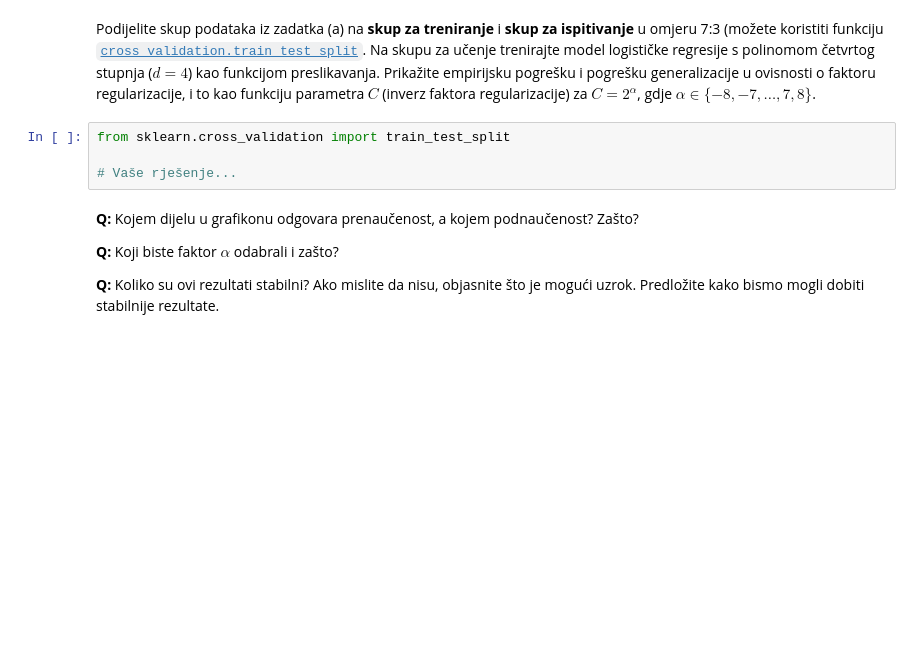
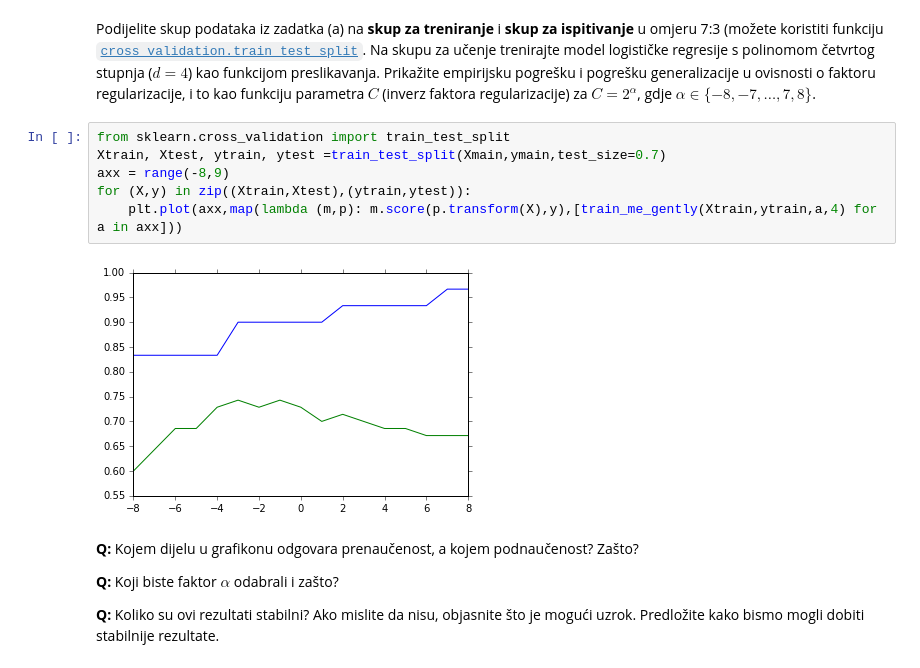
Before and after one commit to antifriz/sedmestar, a Jupyter notebook: su/lab4/SU-2015-LAB3.ipynb, the cells around one changed output. Saved outputs shown, nothing was run; the diff lists cells and outputs as text; blank space fills up the shorter version.

```diff
--- a/su/lab4/SU-2015-LAB3.ipynb
+++ b/su/lab4/SU-2015-LAB3.ipynb
@@ -299,10 +309,14 @@ from sklearn.datasets import make_classification
 ### (b)
 # %% [markdown]
 Podijelite skup podataka iz zadatka (a) na **skup za treniranje** i **skup za ispitivanje** u omjeru 7:3 (možete koristiti funkciju [`cross_validation.train_test_split`](http://scikit-learn.org/stable/modules/generated/sklearn.cross_validation.train_test_split.html). Na skupu za učenje trenirajte model logističke regresije s polinomom četvrtog stupnja ($d=4$) kao funkcijom preslikavanja. Prikažite empirijsku pogrešku i pogrešku generalizacije u ovisnosti o faktoru regularizacije, i to kao funkciju parametra $C$ (inverz faktora regularizacije) za $C=2^\alpha$, gdje $\alpha\in\{-8,-7,\dots,7,8\}$.
-# %%
-from sklearn.cross_validation import train_test_split
-
-# Vaše rješenje...
+# %%
+from sklearn.cross_validation import train_test_split
+Xtrain, Xtest, ytrain, ytest =train_test_split(Xmain,ymain,test_size=0.7)
+axx = range(-8,9)
+for (X,y) in zip((Xtrain,Xtest),(ytrain,ytest)):
+    plt.plot(axx,map(lambda (m,p): m.score(p.transform(X),y),[train_me_gently(Xtrain,ytrain,a,4) for a in axx]))
+# %% [output]
+[figure, added]
 # %% [markdown]
 **Q:** Kojem dijelu u grafikonu odgovara prenaučenost, a kojem podnaučenost? Zašto?
 
```
Also changed, not shown: parts of 3 cells of this notebook.
